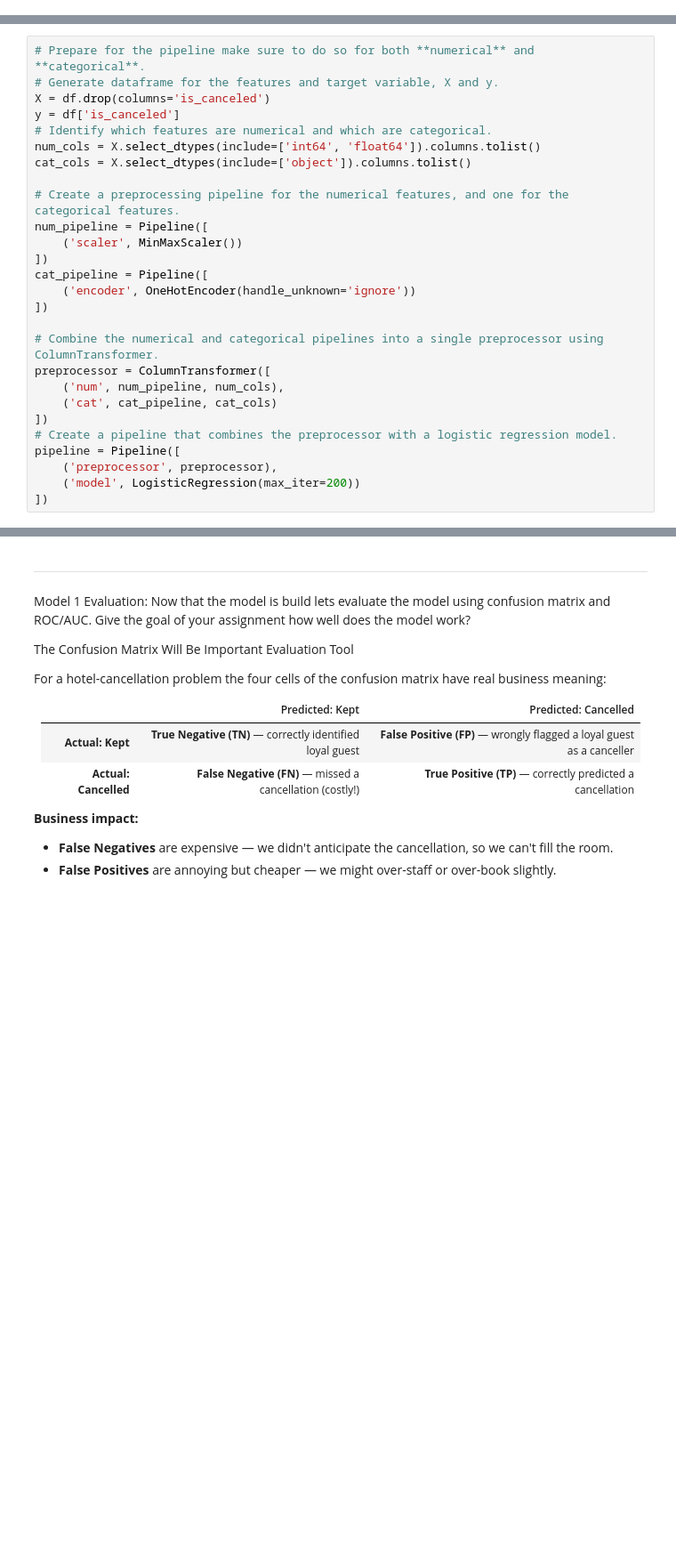
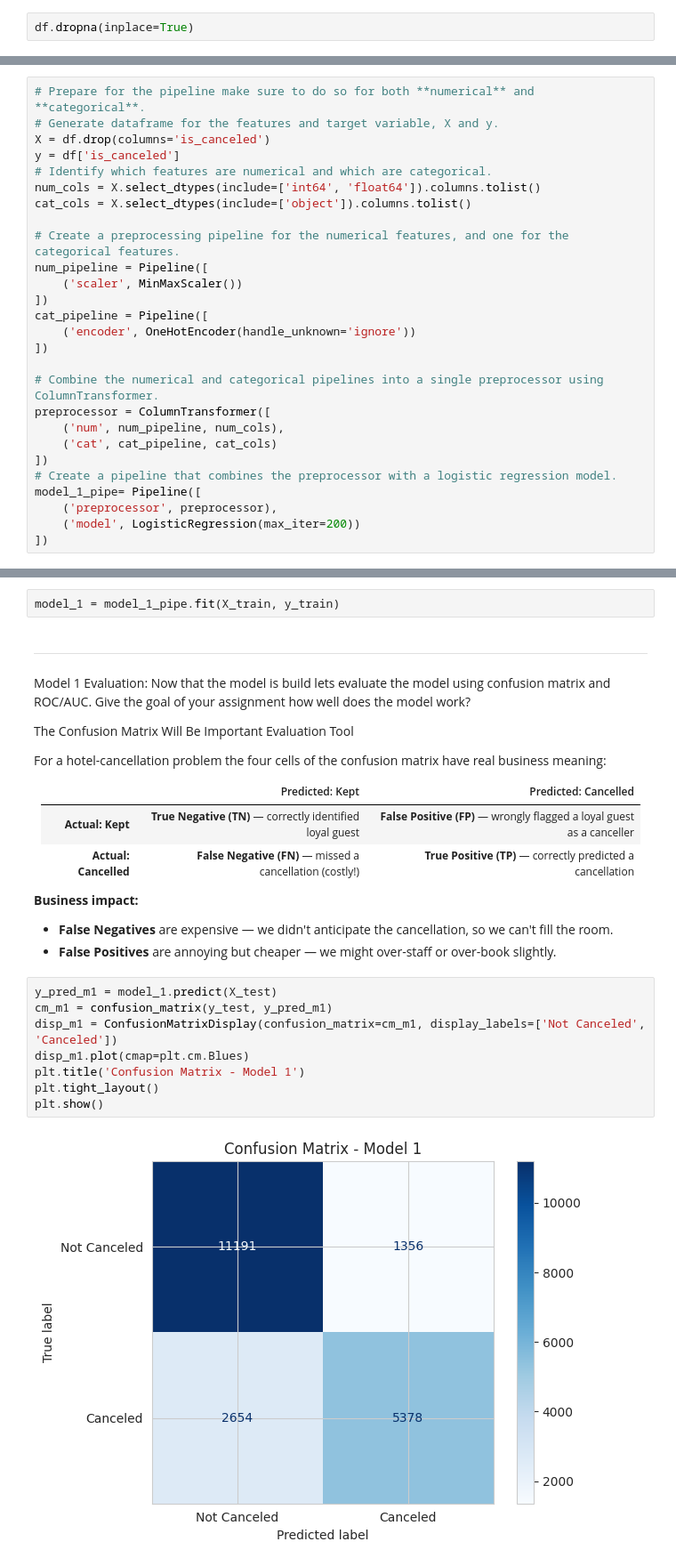
Before and after one commit to Prishab50/week_8, a Jupyter notebook: hotel_cancellation_lab.ipynb, the cells around one changed output, grey strips where cells are left out. Shown at 89% size. Drawn from its saved outputs; the diff is of its cells as text; blank space fills up the shorter version.

```diff
--- a/hotel_cancellation_lab.ipynb
+++ b/hotel_cancellation_lab.ipynb
@@ -161,6 +161,8 @@ dtype: int64
 for col in df.columns:
     if df[col].isna().sum() > (df[col].shape[0] * 0.5):
         df.drop(columns=col, inplace=True)
+# %%
+df.dropna(inplace=True)
 # %%
 # There are two other features that need to be dropped because they  directly leak the target variable.
 # Another way to say this is they represent leakage in the dataset.
@@ -202,7 +204,7 @@ preprocessor = ColumnTransformer([
     ('cat', cat_pipeline, cat_cols)
 ])
 # Create a pipeline that combines the preprocessor with a logistic regression model.
-pipeline = Pipeline([
+model_1_pipe= Pipeline([
     ('preprocessor', preprocessor),
     ('model', LogisticRegression(max_iter=200))
 ])
@@ -228,6 +233,8 @@ X_raw  →  ColumnTransformer  →  LogisticRegression(solver='lbfgs')
 
 
 **`lbfgs`** (Limited-memory Broyden–Fletcher–Goldfarb–Shanno) is sklearn's default solver, like we talked about in class
+# %%
+model_1 = model_1_pipe.fit(X_train, y_train)
 # %% [markdown]
 ---
  Model 1 Evaluation: Now that the model is build lets evaluate the model using confusion matrix and ROC/AUC. Give the goal of your assignment how well does the model work?
@@ -244,3 +251,13 @@ For a hotel-cancellation problem the four cells of the confusion matrix have rea
 **Business impact:**
 - **False Negatives** are expensive — we didn't anticipate the cancellation, so we can't fill the room.
 - **False Positives** are annoying but cheaper — we might over-staff or over-book slightly.
+# %%
+y_pred_m1 = model_1.predict(X_test)
+cm_m1 = confusion_matrix(y_test, y_pred_m1)
+disp_m1 = ConfusionMatrixDisplay(confusion_matrix=cm_m1, display_labels=['Not Canceled', 'Canceled'])
+disp_m1.plot(cmap=plt.cm.Blues)
+plt.title('Confusion Matrix - Model 1')
+plt.tight_layout()
+plt.show()
+# %% [output]
+[figure, added]
```
Also changed, not shown: parts of 19 cells of this notebook, 1 other file.
